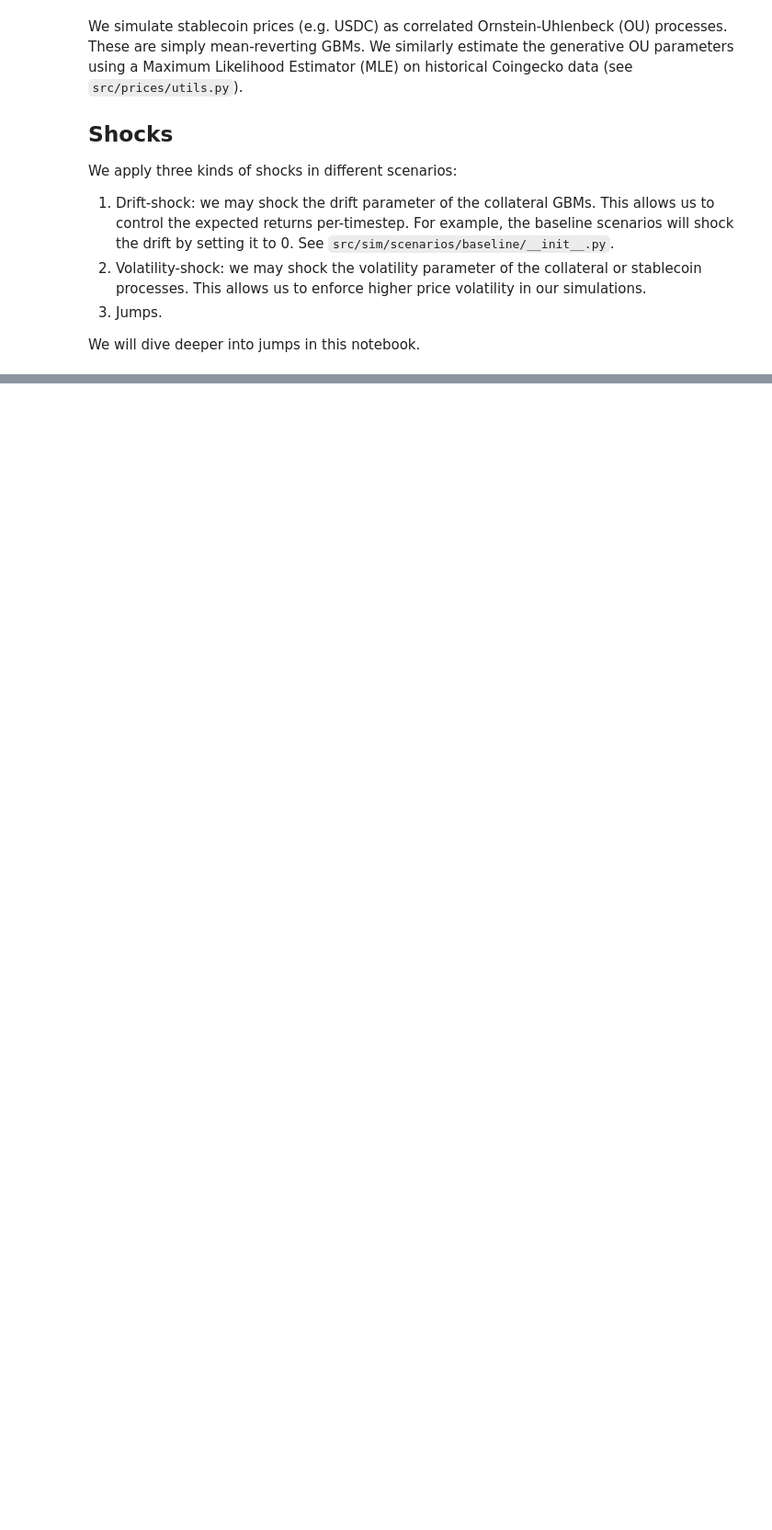
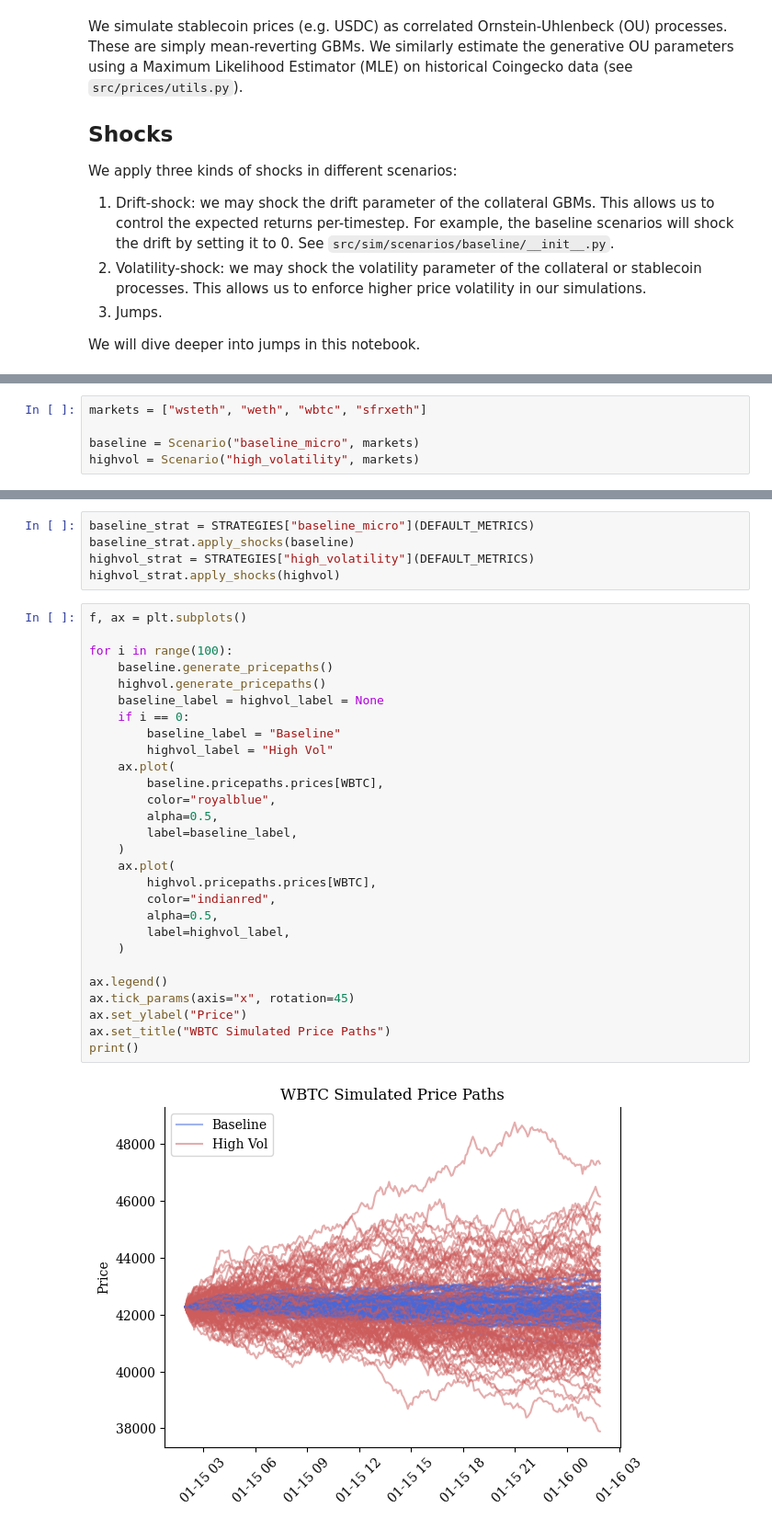
Before and after one commit to xenophonlabs/crvUSDrisk, a Jupyter notebook: notebooks/demo_prices.ipynb, the cells around one changed output, grey strips where cells are left out. Shown at 92% size. Saved outputs shown, nothing was run; the diff lists cells and outputs as text; blank space fills up the shorter version.

```diff
--- a/notebooks/demo_prices.ipynb
+++ b/notebooks/demo_prices.ipynb
@@ -22,0 +162,5 @@ We will dive deeper into jumps in this notebook.
+# %%
+markets = ["wsteth", "weth", "wbtc", "sfrxeth"]
+
+baseline = Scenario("baseline_micro", markets)
+highvol = Scenario("high_volatility", markets)
@@ -22,0 +185,35 @@ We will dive deeper into jumps in this notebook.
+# %%
+baseline_strat = STRATEGIES["baseline_micro"](DEFAULT_METRICS)
+baseline_strat.apply_shocks(baseline)
+highvol_strat = STRATEGIES["high_volatility"](DEFAULT_METRICS)
+highvol_strat.apply_shocks(highvol)
+# %%
+f, ax = plt.subplots()
+
+for i in range(100):
+    baseline.generate_pricepaths()
+    highvol.generate_pricepaths()
+    baseline_label = highvol_label = None
+    if i == 0:
+        baseline_label = "Baseline"
+        highvol_label = "High Vol"
+    ax.plot(
+        baseline.pricepaths.prices[WBTC],
+        color="royalblue",
+        alpha=0.5,
+        label=baseline_label,
+    )
+    ax.plot(
+        highvol.pricepaths.prices[WBTC],
+        color="indianred",
+        alpha=0.5,
+        label=highvol_label,
+    )
+
+ax.legend()
+ax.tick_params(axis="x", rotation=45)
+ax.set_ylabel("Price")
+ax.set_title("WBTC Simulated Price Paths")
+print()
+# %% [output]
+[figure, added]
```
Also changed, not shown: parts of 8 cells of this notebook, 4 other files.
